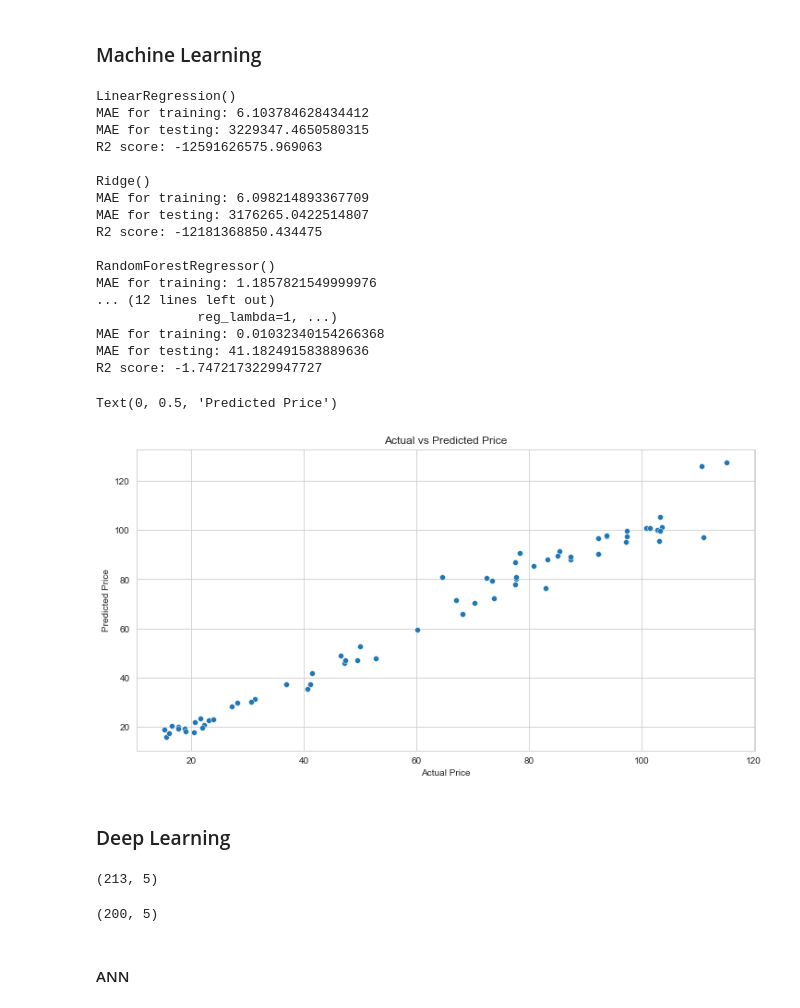
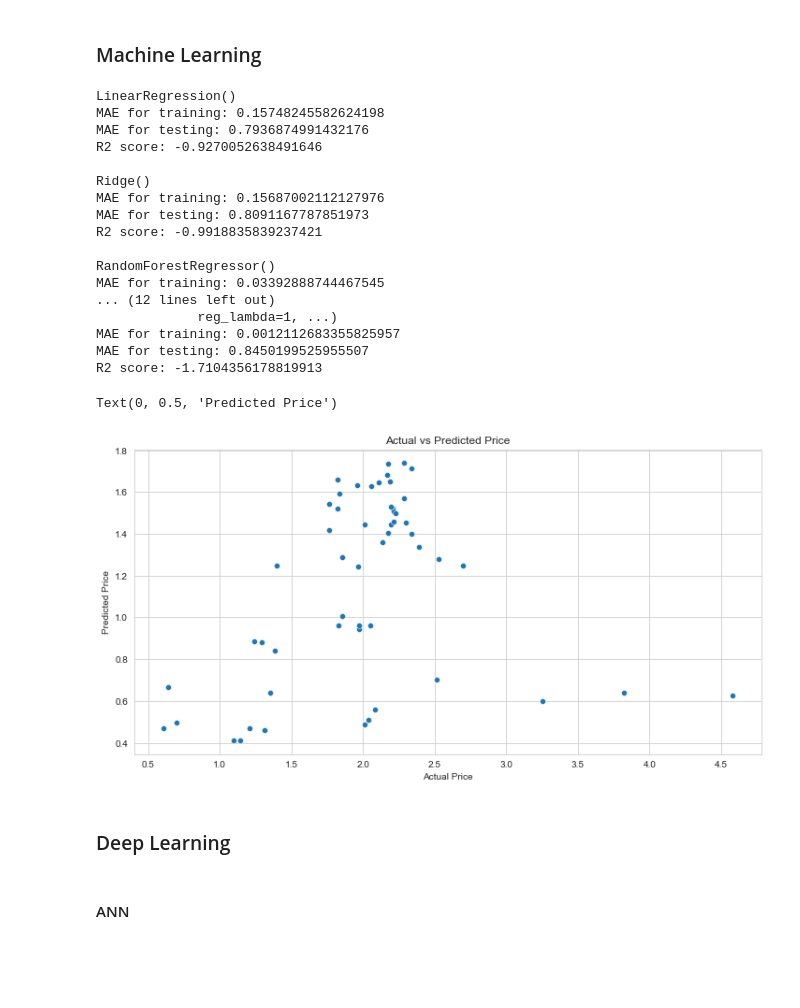
Before and after one commit to StockJanitor/Project43_DataTextMining, a Jupyter notebook: jc_working.ipynb, the cells around one changed output. Cells and saved outputs as stored; diff of their text form; code cells hidden in the pictures; blank space fills up the shorter version.

Commit message:
final all model

```diff
--- a/jc_working.ipynb
+++ b/jc_working.ipynb
@@ -76,0 +83,9 @@ from sklearn.metrics import roc_curve, plot_roc_curve, mean_absolute_error, mean
+# %%
+# Function - ML - run machine learning model and print out MSE
+def runML(model,feature,target,ftest,ttest):
+    model.fit(feature, target)
+    print(model)
+    print('MAE for training:', mean_absolute_error(target,model.predict(feature)))
+    print('MAE for testing:', mean_absolute_error(ttest,model.predict(ftest)))
+    print('R2 score:', model.score(ftest,ttest))
+    print('')
@@ -396,9 +411,0 @@ def plot_results(a, b):
-# %%
-# Function - ML - run machine learning model and print out MSE
-def runML(model,X_train,y_train):
-    model.fit(X_train, y_train)
-    print(model)
-    print('MAE for training:', mean_absolute_error(y_train,model.predict(X_train)))
-    print('MAE for testing:', mean_absolute_error(y_test,model.predict(X_test)))
-    print('R2 score:', model.score(X_test,y_test))
-    print('')
@@ -888,51 +770,47 @@ randomForest = RandomForestRegressor()
 xgb = XGBRegressor()
 # %%
 # run machine learning function
-runML(linear, X_scale_train, y_train)
-runML(ridge, X_scale_train, y_train)
-runML(randomForest, X_scale_train, y_train)
-runML(xgb, X_scale_train, y_train)
+runML(linear, XtrainScale, ytrainScale,XtestScale,ytestScale)
+runML(ridge, XtrainScale, ytrainScale,XtestScale,ytestScale)
+runML(randomForest, XtrainScale, ytrainScale,XtestScale,ytestScale)
+runML(xgb, XtrainScale, ytrainScale,XtestScale,ytestScale)
 # %% [output]
 LinearRegression()
-MAE for training: 6.103784628434412
-MAE for testing: 3229347.4650580315
-R2 score: -12591626575.969063
+MAE for training: 0.15748245582624198
+MAE for testing: 0.7936874991432176
+R2 score: -0.9270052638491646
 
 Ridge()
-MAE for training: 6.098214893367709
-MAE for testing: 3176265.0422514807
-R2 score: -12181368850.434475
+MAE for training: 0.15687002112127976
+MAE for testing: 0.8091167787851973
+R2 score: -0.9918835839237421
 
 RandomForestRegressor()
-MAE for training: 1.1857821549999976
+MAE for training: 0.03392888744467545
 ... (12 lines left out)
              reg_lambda=1, ...)
-MAE for training: 0.01032340154266368
-MAE for testing: 41.182491583889636
-R2 score: -1.7472173229947727
+MAE for training: 0.0012112683355825957
+MAE for testing: 0.8450199525955507
+R2 score: -1.7104356178819913
 # %%
 # Since XGB performs best, use xgb calculate y_predict
-y_predict = xgb.predict(X_scale_test)
+ypredict = xgb.predict(XtestScale)
+
+a = []
+for i in ytestScale:
+    a.append(float(i))
 
 # graph it
 plt.figure(figsize=(12,6))
-sns.scatterplot(x=y_test,y=y_predict)
+sns.scatterplot(x=np.array(a),y=ypredict)
 plt.title('Actual vs Predicted Price')
 plt.xlabel('Actual Price')
 plt.ylabel('Predicted Price')
 # %% [output]
 Text(0, 0.5, 'Predicted Price')
-[figure, old version]
+[figure, new version]
 # %% [markdown]
 ### Deep Learning
-# %%
-XtrainScale.shape
-# %% [output]
-(213, 5)
-# %%
-X_scale_train.shape
-# %% [output]
-(200, 5)
 # %% [markdown]
 #### ANN
 # %%
```
Also changed, not shown: parts of 51 cells of this notebook.
